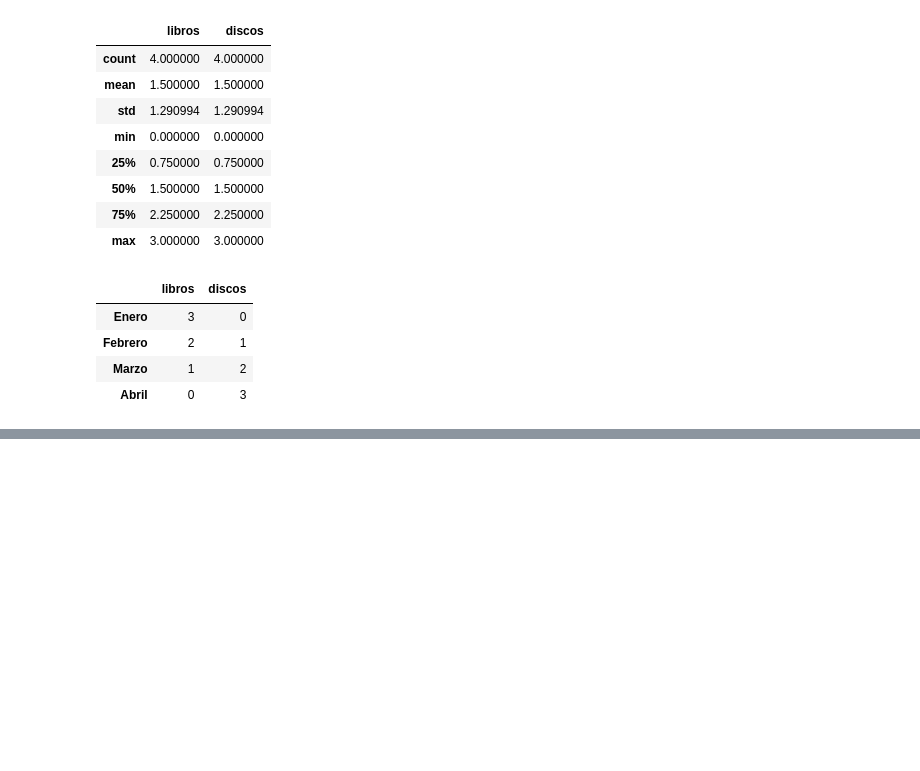
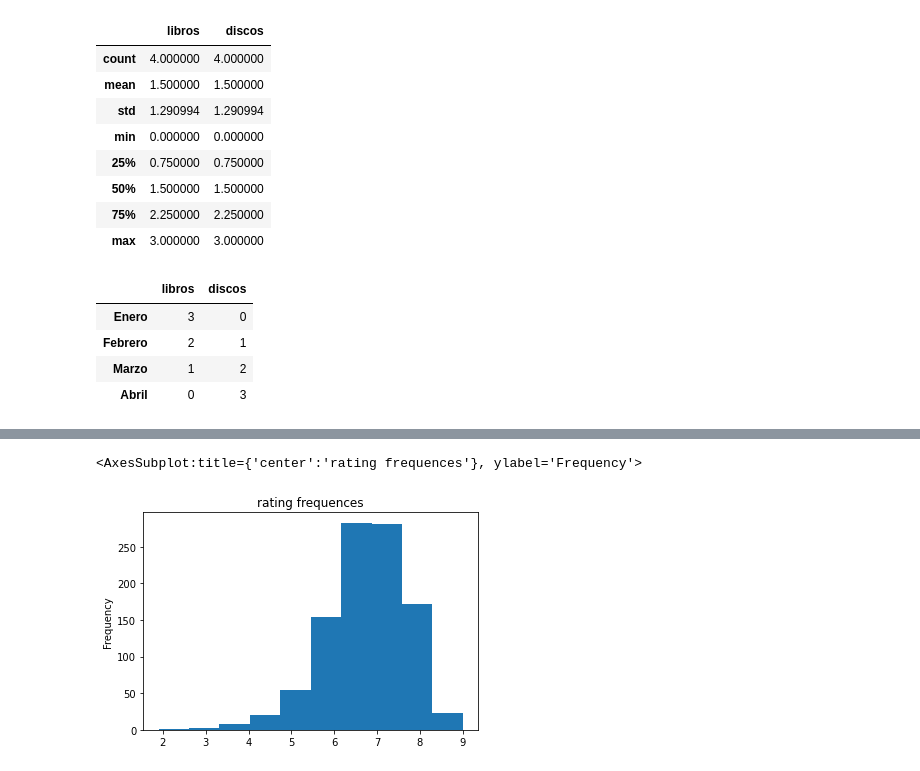
Before and after one commit to amarnathedison/caipc-amarnath, a Jupyter notebook: 01-pandas.ipynb, the cells around one changed output, grey strips where cells are left out. Drawn from its saved outputs; the diff is of its cells as text; code cells hidden in the pictures; blank space fills up the shorter version.

```diff
--- a/01-pandas.ipynb
+++ b/01-pandas.ipynb
@@ -108,0 +704,5 @@ imdb.head()
+# %%
+imdb['rating'].plot(kind = 'hist', title="rating frequences")
+# %% [output]
+<AxesSubplot:title={'center':'rating frequences'}, ylabel='Frequency'>
+[figure, added]
```
Also changed, not shown: parts of 81 cells of this notebook, 1 other file.
